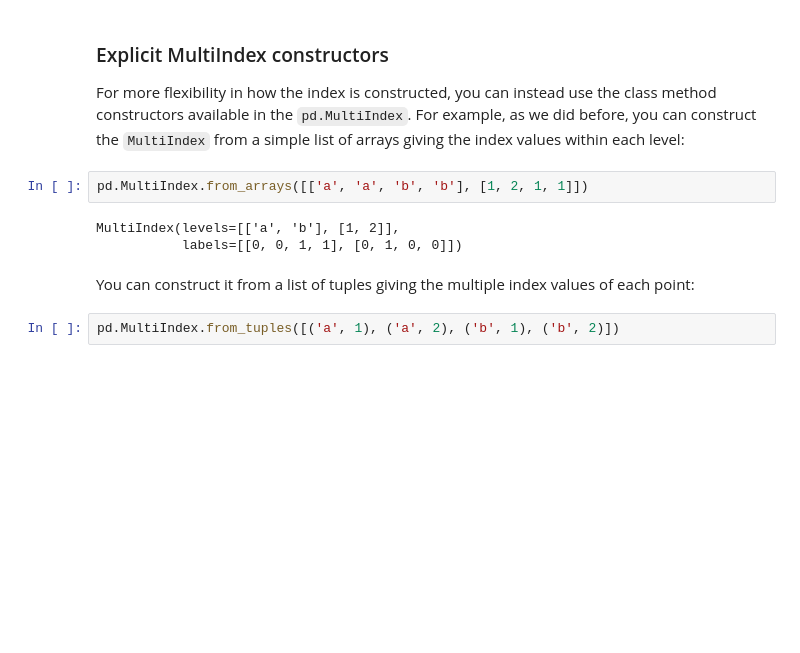
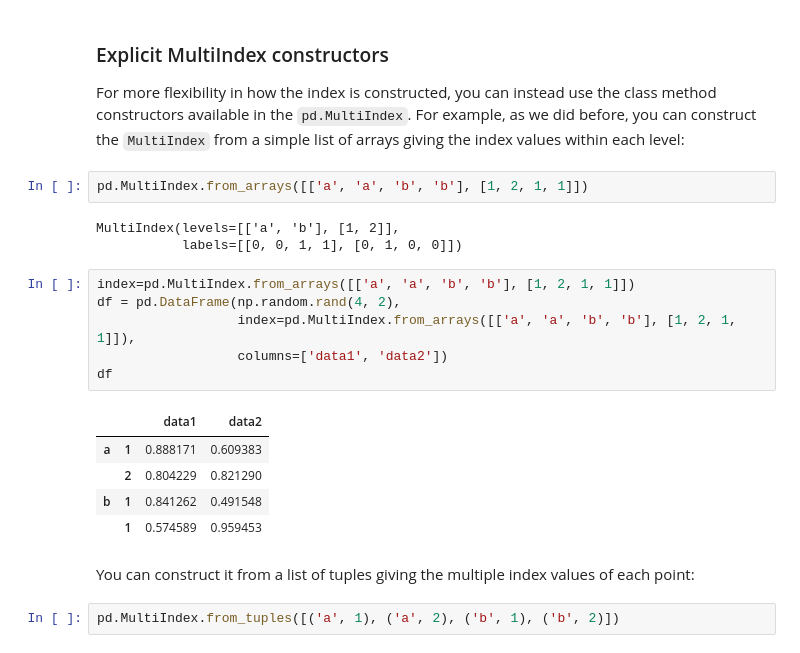
Before and after one commit to penglee87/np_pd_plt, a Jupyter notebook: PythonDataScienceHandbook-master/notebooks/03.05-Hierarchical-Indexing.ipynb, the cells around one changed output. Drawn from its saved outputs; the diff is of its cells as text; blank space fills up the shorter version.

```diff
--- a/PythonDataScienceHandbook-master/notebooks/03.05-Hierarchical-Indexing.ipynb
+++ b/PythonDataScienceHandbook-master/notebooks/03.05-Hierarchical-Indexing.ipynb
@@ -243,6 +253,18 @@ pd.MultiIndex.from_arrays([['a', 'a', 'b', 'b'], [1, 2, 1, 1]])
 # %% [output]
 MultiIndex(levels=[['a', 'b'], [1, 2]],
            labels=[[0, 0, 1, 1], [0, 1, 0, 0]])
+# %%
+index=pd.MultiIndex.from_arrays([['a', 'a', 'b', 'b'], [1, 2, 1, 1]])
+df = pd.DataFrame(np.random.rand(4, 2),
+                  index=pd.MultiIndex.from_arrays([['a', 'a', 'b', 'b'], [1, 2, 1, 1]]),
+                  columns=['data1', 'data2'])
+df
+# %% [output]
+|  |  | data1 | data2 |
+| a | 1 | 0.888171 | 0.609383 |
+|  | 2 | 0.804229 | 0.821290 |
+| b | 1 | 0.841262 | 0.491548 |
+|  | 1 | 0.574589 | 0.959453 |
 # %% [markdown]
 You can construct it from a list of tuples giving the multiple index values of each point:
 # %%
```
Also changed, not shown: parts of 7 cells of this notebook, 7 other files.
